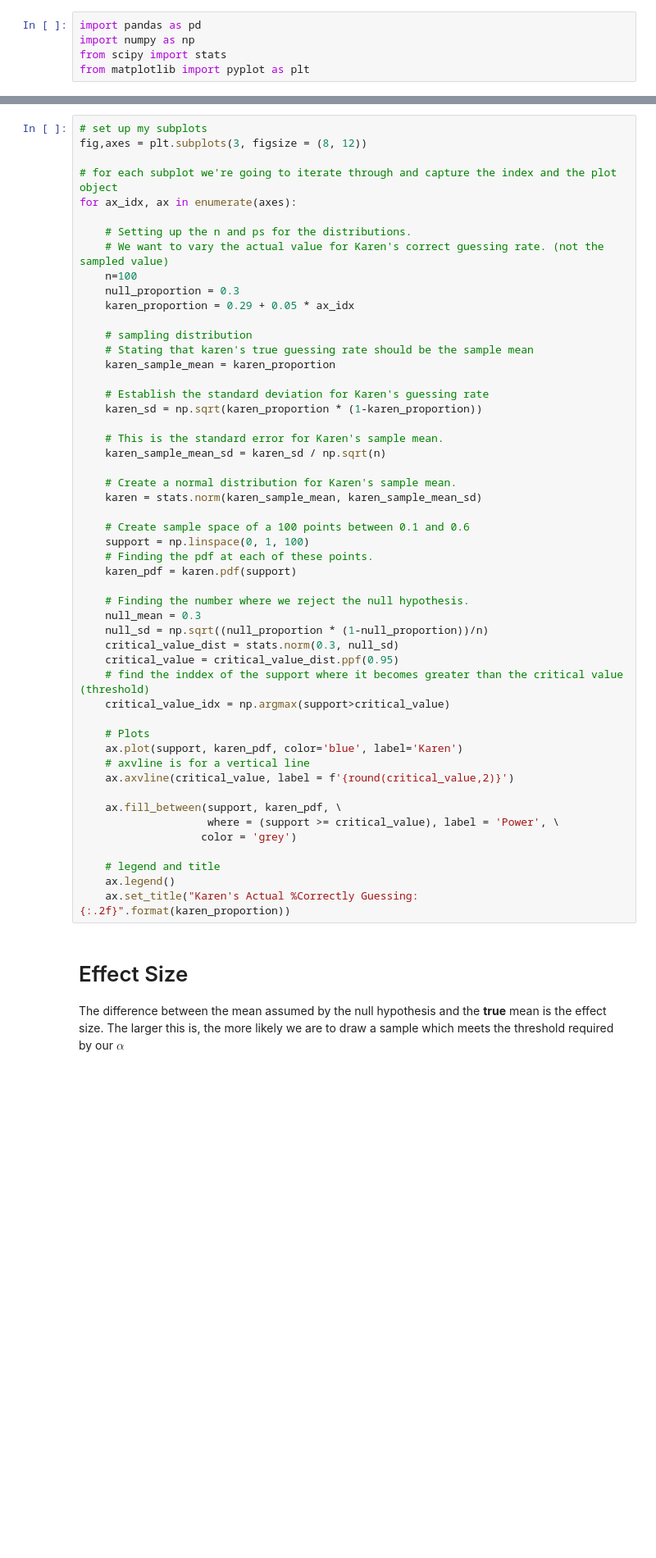
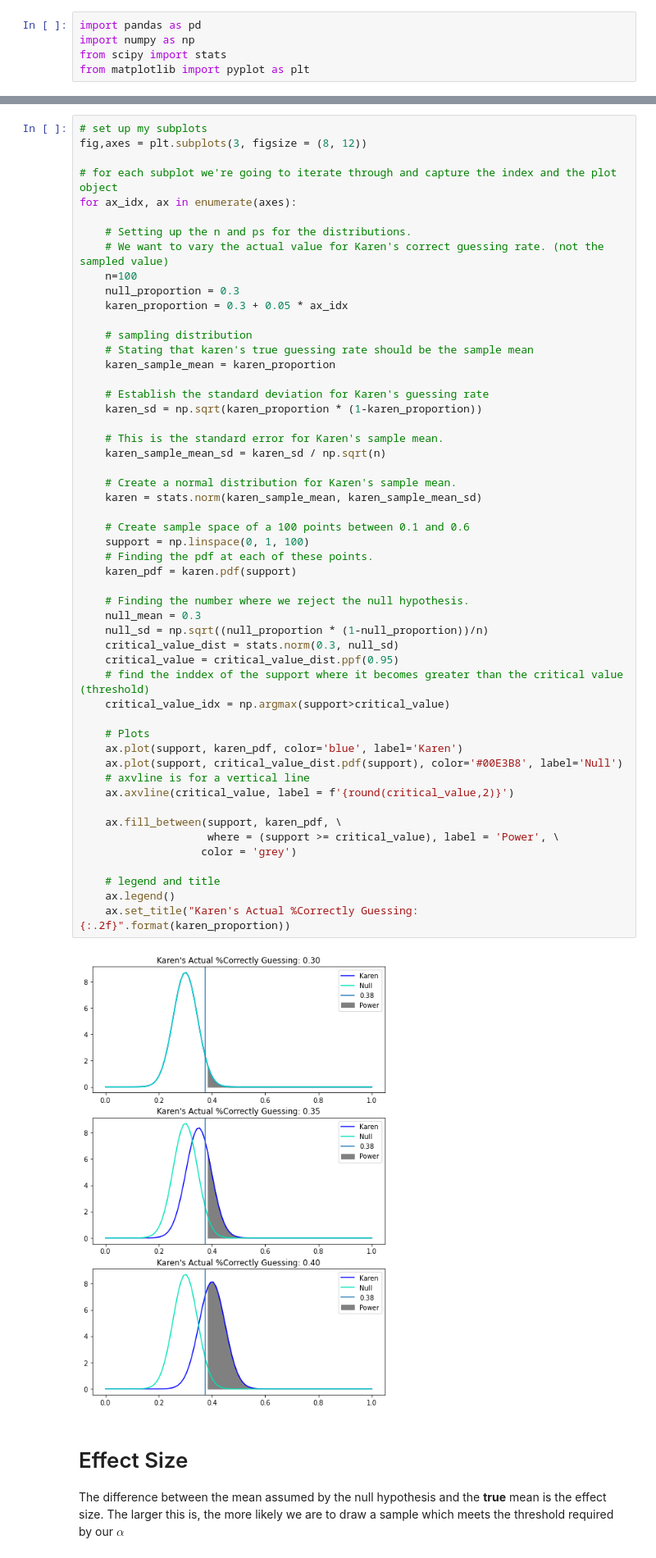
Before and after one commit to MekdiYilma/notes, a Jupyter notebook: statistical-power/statistical-power.ipynb, the cells around one changed output, grey strips where cells are left out. Shown at 82% size. Cells and saved outputs as stored; diff of their text form; blank space fills up the shorter version.

```diff
--- a/statistical-power/statistical-power.ipynb
+++ b/statistical-power/statistical-power.ipynb
@@ -40,7 +64,7 @@ for ax_idx, ax in enumerate(axes):
     # We want to vary the actual value for Karen's correct guessing rate. (not the sampled value)
     n=100
     null_proportion = 0.3
-    karen_proportion = 0.29 + 0.05 * ax_idx
+    karen_proportion = 0.3 + 0.05 * ax_idx
 
     # sampling distribution
     # Stating that karen's true guessing rate should be the sample mean
@@ -53,33 +77,36 @@ for ax_idx, ax in enumerate(axes):
     karen_sample_mean_sd = karen_sd / np.sqrt(n)
 
     # Create a normal distribution for Karen's sample mean.
     karen = stats.norm(karen_sample_mean, karen_sample_mean_sd)
 
     # Create sample space of a 100 points between 0.1 and 0.6
     support = np.linspace(0, 1, 100)
     # Finding the pdf at each of these points.
     karen_pdf = karen.pdf(support)
 
     # Finding the number where we reject the null hypothesis.
     null_mean = 0.3
     null_sd = np.sqrt((null_proportion * (1-null_proportion))/n)
     critical_value_dist = stats.norm(0.3, null_sd)
     critical_value = critical_value_dist.ppf(0.95)
     # find the inddex of the support where it becomes greater than the critical value (threshold)
     critical_value_idx = np.argmax(support>critical_value)
 
     # Plots
     ax.plot(support, karen_pdf, color='blue', label='Karen')
+    ax.plot(support, critical_value_dist.pdf(support), color='#00E3B8', label='Null')
     # axvline is for a vertical line
     ax.axvline(critical_value, label = f'{round(critical_value,2)}')
 
     ax.fill_between(support, karen_pdf, \
                     where = (support >= critical_value), label = 'Power', \
                    color = 'grey')
 
     # legend and title
     ax.legend()
     ax.set_title("Karen's Actual %Correctly Guessing: {:.2f}".format(karen_proportion))
+# %% [output]
+[figure, added]
 # %% [markdown]
 # Effect Size
 
```
Also changed, not shown: parts of 6 cells of this notebook.
